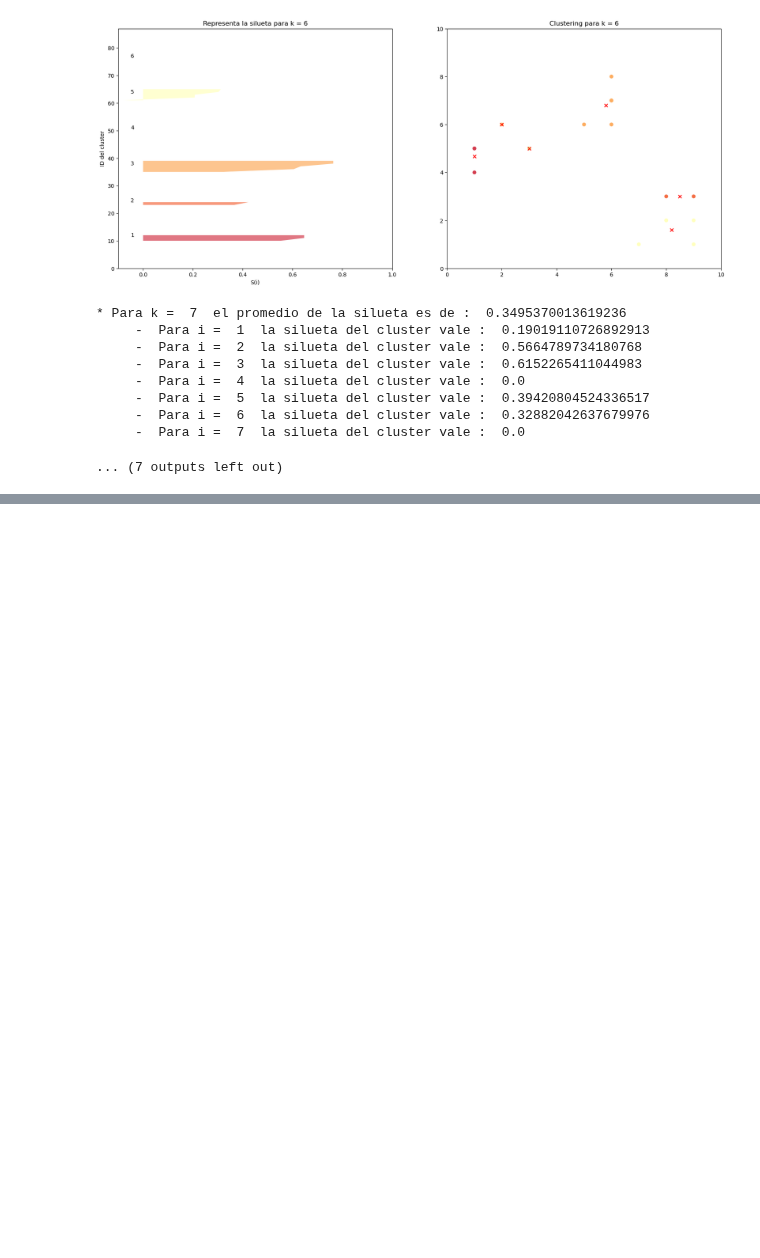
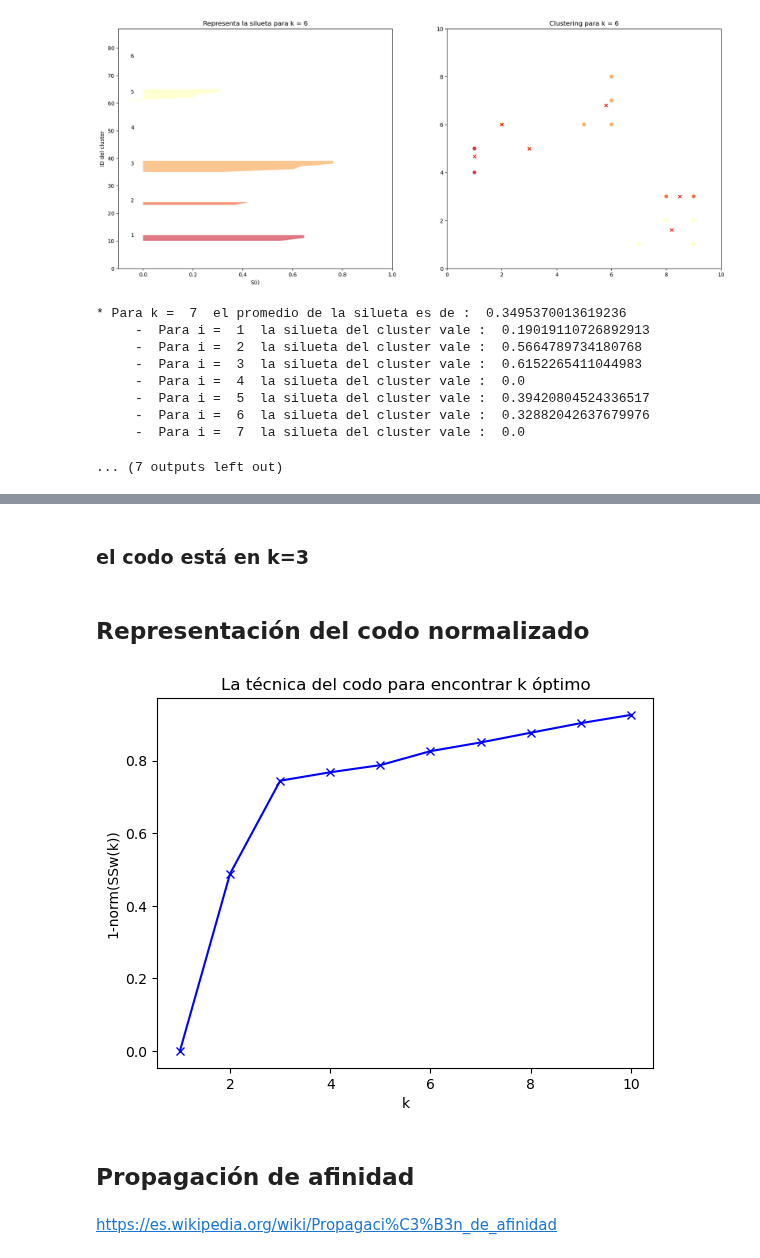
Before and after one commit to Chefi/python-ml-course, a Jupyter notebook: notebooks/Clustering con K means.ipynb, the cells around one changed output, grey strips where cells are left out. Drawn from its saved outputs; the diff is of its cells as text; code cells hidden in the pictures; blank space fills up the shorter version.

```diff
--- a/notebooks/Clustering con K means.ipynb
+++ b/notebooks/Clustering con K means.ipynb
@@ -425,0 +436,16 @@ for k in K:
+# %% [markdown]
+### el codo está en k=3
+# %% [markdown]
+## Representación del codo normalizado
+# %%
+plt.plot(K, 1- ssw/sst, "bx-")
+plt.xlabel("k")
+plt.ylabel("1-norm(SSw(k))")
+plt.title("La técnica del codo para encontrar k óptimo")
+plt.show()
+# %% [output]
+[figure, added]
+# %% [markdown]
+## Propagación de afinidad
+# %% [markdown]
+https://es.wikipedia.org/wiki/Propagaci%C3%B3n_de_afinidad
```
Also changed, not shown: parts of 8 cells of this notebook.
